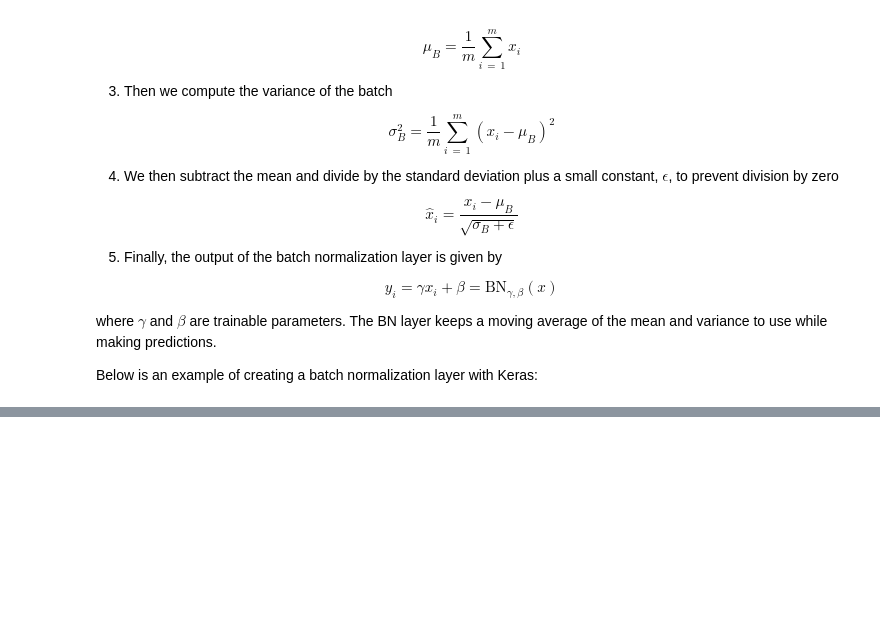
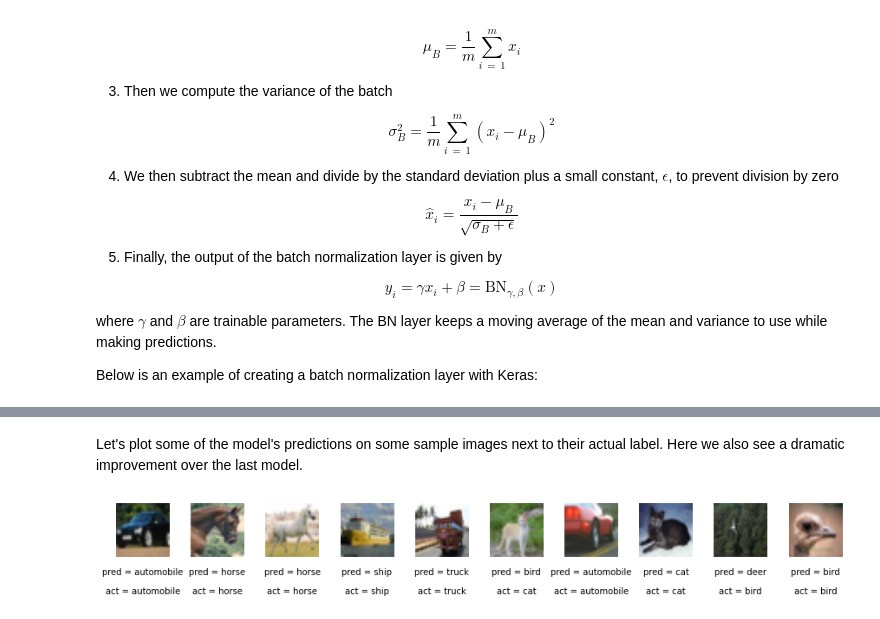
Before and after one commit to DCtheTall/generative-deep-learning, a Jupyter notebook: 2-deep-learning/DeepNeuralNetwork.ipynb, the cells around one changed output, grey strips where cells are left out. Saved outputs shown, nothing was run; the diff lists cells and outputs as text; code cells hidden in the pictures; blank space fills up the shorter version.

```diff
--- a/2-deep-learning/DeepNeuralNetwork.ipynb
+++ b/2-deep-learning/DeepNeuralNetwork.ipynb
@@ -311,0 +387,6 @@ TODO
+# %%
+opt = Adam(lr=0.0005)
+model.compile(optimizer=opt, loss='categorical_crossentropy',
+              metrics=['accuracy'])
+# %%
+model.fit(X_train, y_train, batch_size=32, epochs=10, shuffle=True)
@@ -311,0 +420,24 @@ TODO
+# %% [markdown]
+Let's plot some of the model's predictions on some sample images next to their actual label. Here we also see a dramatic improvement over the last model.
+# %%
+y_pred = model.predict(X_test)
+y_pred_1d = CLASSES[np.argmax(y_pred, axis=-1)]
+y_test_1d = CLASSES[np.argmax(y_test, axis=-1)]
+
+n_to_show = 10
+indices = np.random.choice(range(len(X_test)), n_to_show)
+
+fig = plt.figure(figsize=(15, 3))
+fig.subplots_adjust(hspace=0.4, wspace=0.4)
+
+for i, idx in enumerate(indices):
+  img = X_test[idx]
+  ax = fig.add_subplot(1, n_to_show, i+1)
+  ax.axis('off')
+  ax.text(0.5, -0.35, 'pred = ' + str(y_pred_1d[idx]), fontsize=10, ha='center',
+          transform=ax.transAxes)
+  ax.text(0.5, -0.7, 'act = ' + str(y_test_1d[idx]), fontsize=10, ha='center',
+          transform=ax.transAxes)
+  ax.imshow(img)
+# %% [output]
+[figure, added]
```
Also changed, not shown: parts of 14 cells of this notebook.
